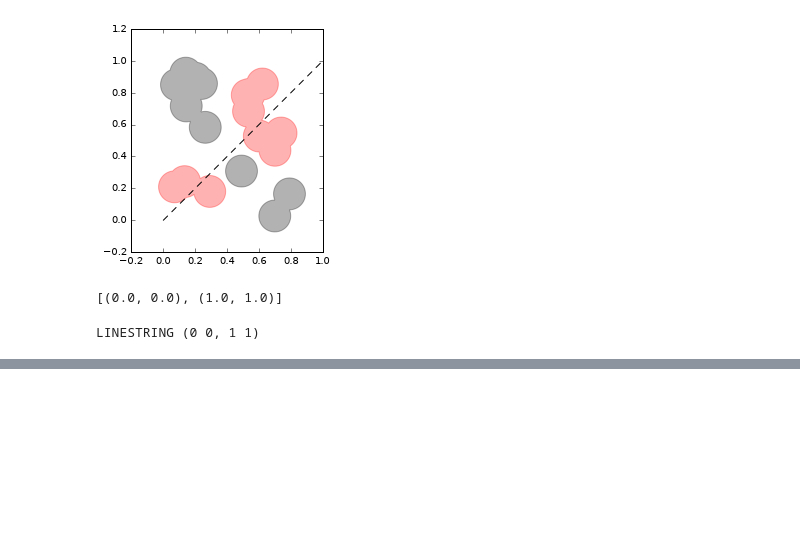
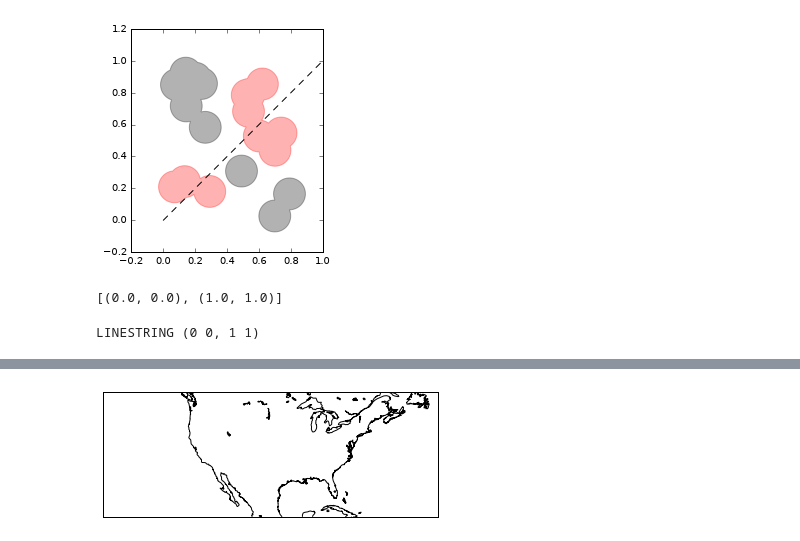
Before and after one commit to hetland/python4geosciences_OLD, a Jupyter notebook: materials/05b 2D Analysis - Shapely.ipynb, the cells around one changed output, grey strips where cells are left out. Cells and saved outputs as stored; diff of their text form; code cells hidden in the pictures; blank space fills up the shorter version.

```diff
--- a/materials/05b 2D Analysis - Shapely.ipynb
+++ b/materials/05b 2D Analysis - Shapely.ipynb
@@ -161,0 +191,11 @@ LINESTRING (0 0, 1 1)
+# %%
+m = Basemap(llcrnrlon=-150.,llcrnrlat=20.,
+            urcrnrlon=-50.,urcrnrlat=50.,
+            rsphere=(6378137.00,6356752.3142),
+            resolution='l',projection='merc',
+            lat_0=40.,lon_0=-100.,lat_ts=20.)
+# %%
+m.drawcoastlines()
+plt.show()
+# %% [output]
+[figure, added]
```
Also changed, not shown: parts of 6 cells of this notebook, 8 other files.
